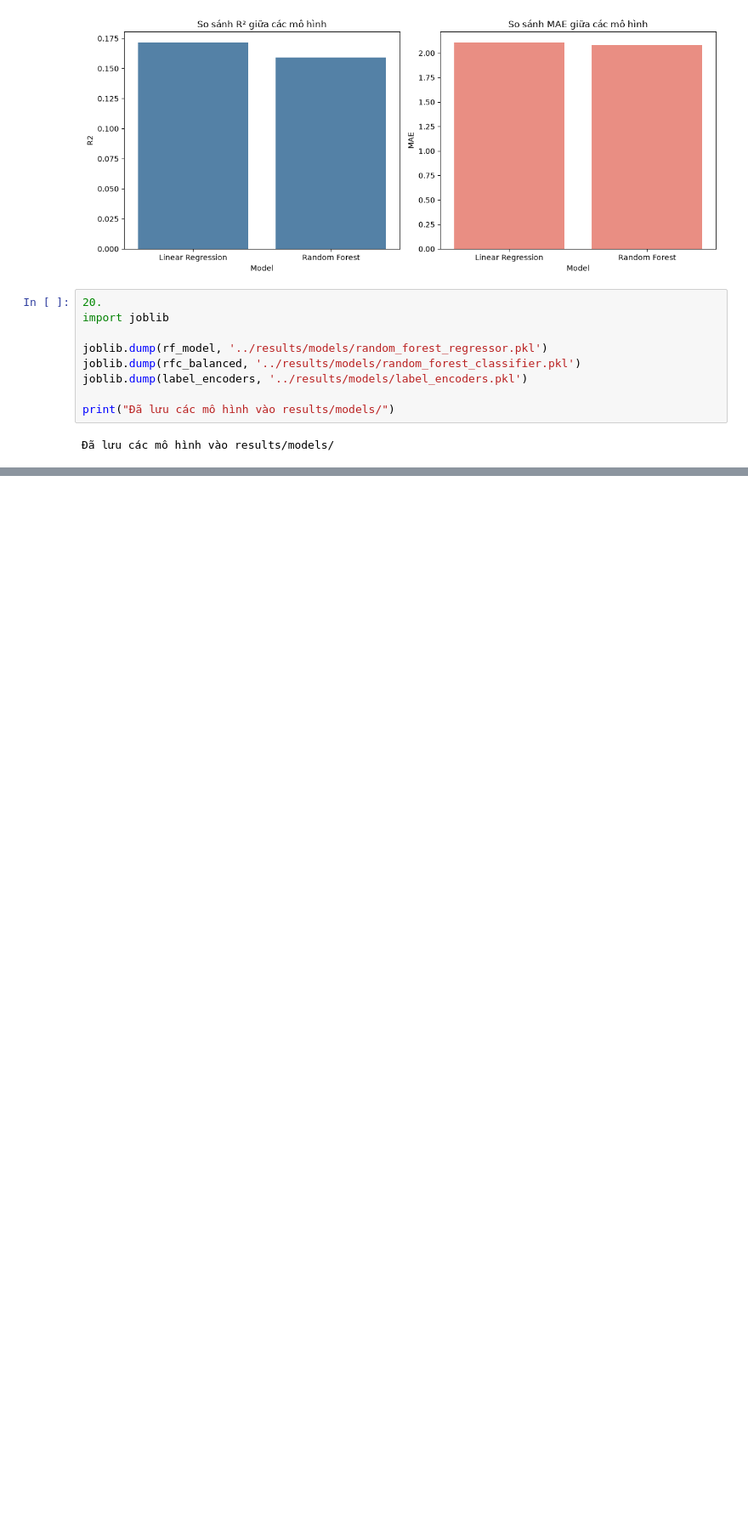
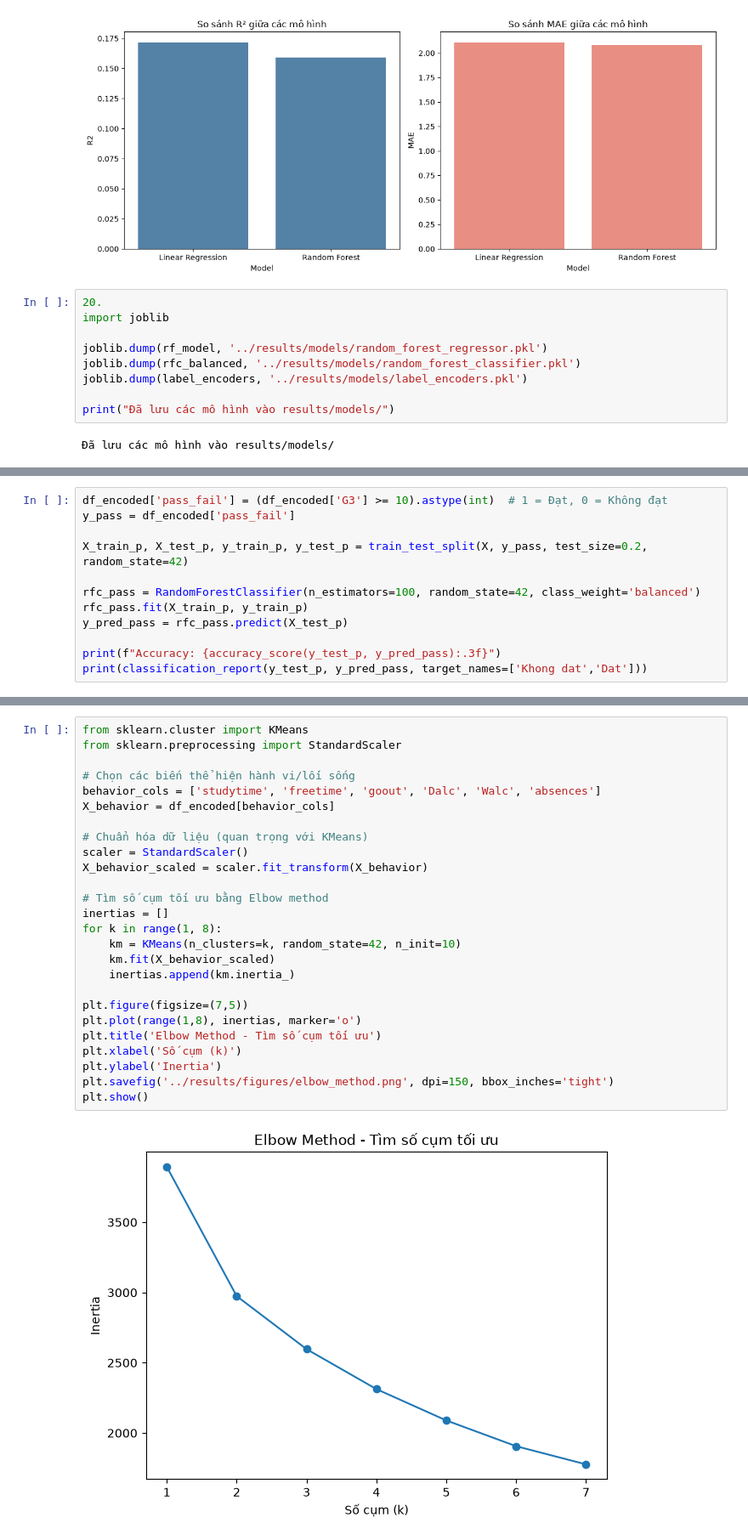
Before and after one commit to vuvietanh01102004/BTL_KhoaHocDuLieu, a Jupyter notebook: HieuSuatHocTap_SinhVien.ipynb, the cells around one changed output, grey strips where cells are left out. Shown at 85% size. Saved outputs shown, nothing was run; the diff lists cells and outputs as text; blank space fills up the shorter version.

```diff
--- a/HieuSuatHocTap_SinhVien.ipynb
+++ b/HieuSuatHocTap_SinhVien.ipynb
@@ -435,0 +492,12 @@ print("Đã lưu các mô hình vào results/models/")
+# %%
+df_encoded['pass_fail'] = (df_encoded['G3'] >= 10).astype(int)  # 1 = Đạt, 0 = Không đạt
+y_pass = df_encoded['pass_fail']
+
+X_train_p, X_test_p, y_train_p, y_test_p = train_test_split(X, y_pass, test_size=0.2, random_state=42)
+
+rfc_pass = RandomForestClassifier(n_estimators=100, random_state=42, class_weight='balanced')
+rfc_pass.fit(X_train_p, y_train_p)
+y_pred_pass = rfc_pass.predict(X_test_p)
+
+print(f"Accuracy: {accuracy_score(y_test_p, y_pred_pass):.3f}")
+print(classification_report(y_test_p, y_pred_pass, target_names=['Khong dat','Dat']))
@@ -435,0 +516,28 @@ print("Đã lưu các mô hình vào results/models/")
+# %%
+from sklearn.cluster import KMeans
+from sklearn.preprocessing import StandardScaler
+
+# Chọn các biến thể hiện hành vi/lối sống
+behavior_cols = ['studytime', 'freetime', 'goout', 'Dalc', 'Walc', 'absences']
+X_behavior = df_encoded[behavior_cols]
+
+# Chuẩn hóa dữ liệu (quan trọng với KMeans)
+scaler = StandardScaler()
+X_behavior_scaled = scaler.fit_transform(X_behavior)
+
+# Tìm số cụm tối ưu bằng Elbow method
+inertias = []
+for k in range(1, 8):
+    km = KMeans(n_clusters=k, random_state=42, n_init=10)
+    km.fit(X_behavior_scaled)
+    inertias.append(km.inertia_)
+
+plt.figure(figsize=(7,5))
+plt.plot(range(1,8), inertias, marker='o')
+plt.title('Elbow Method - Tìm số cụm tối ưu')
+plt.xlabel('Số cụm (k)')
+plt.ylabel('Inertia')
+plt.savefig('../results/figures/elbow_method.png', dpi=150, bbox_inches='tight')
+plt.show()
+# %% [output]
+[figure, added]
```
Also changed, not shown: parts of 16 cells of this notebook.
